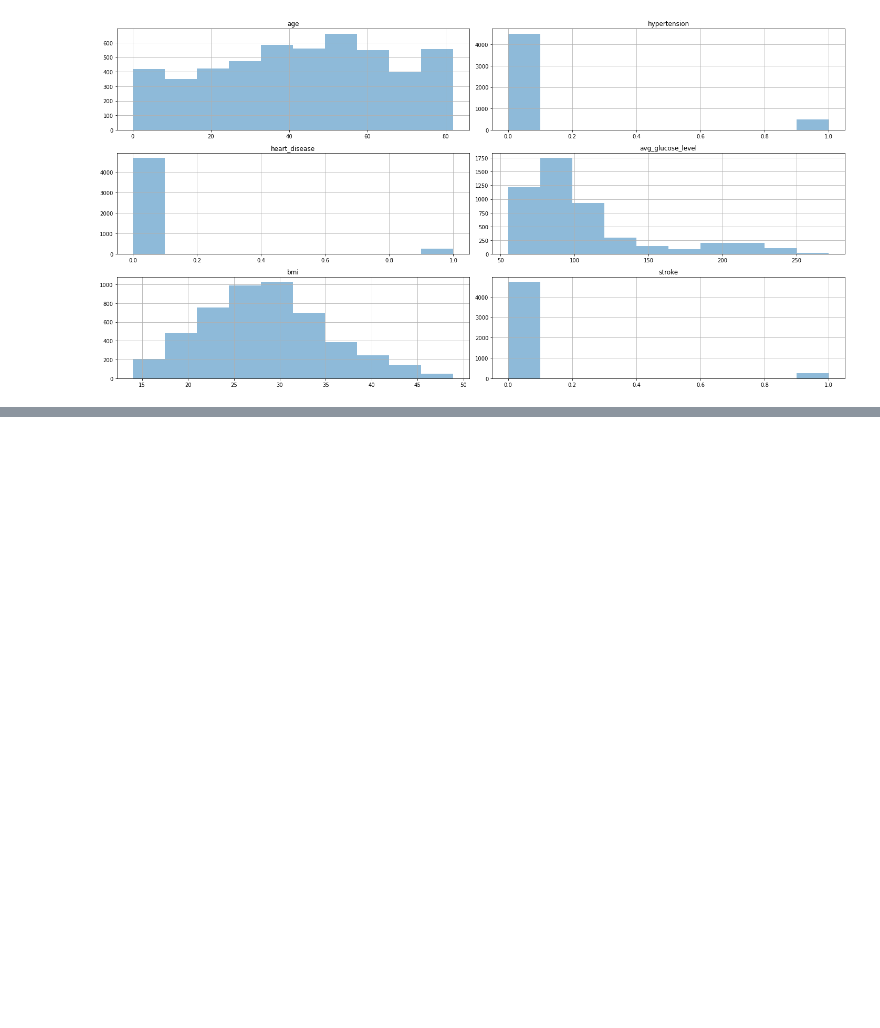
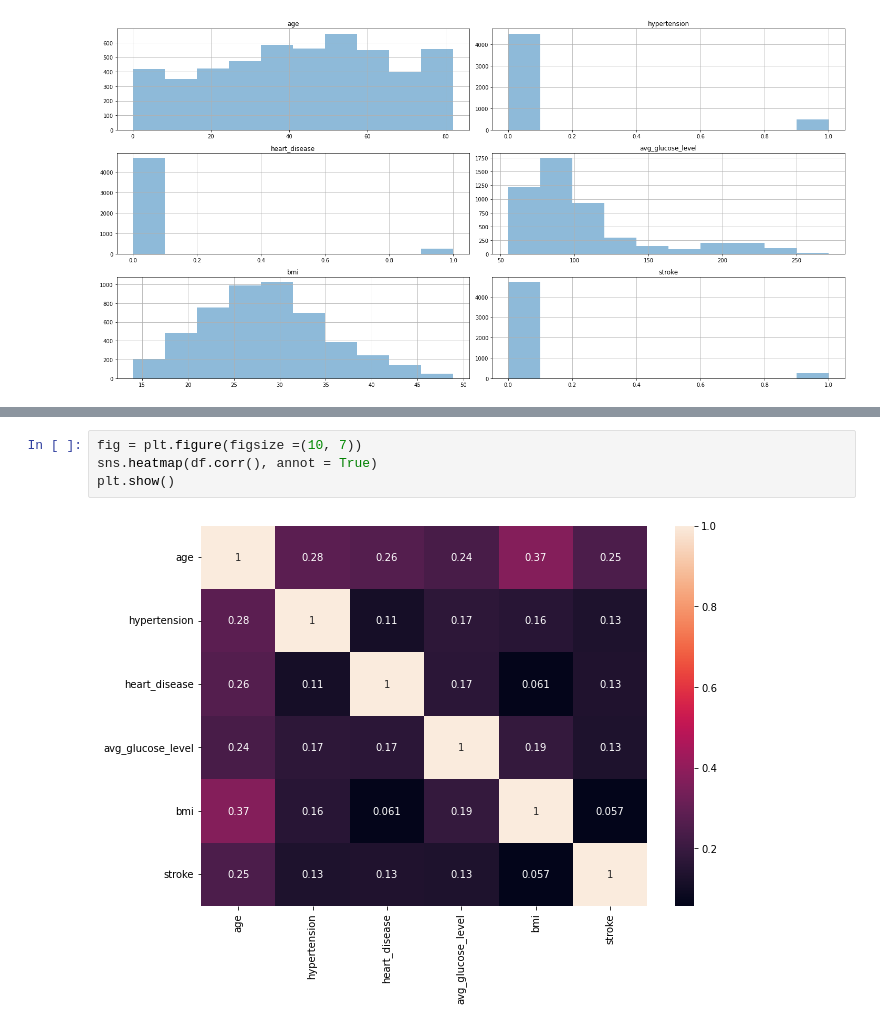
Before and after one commit to bharadwaj9674/disease-prediction-system, a Jupyter notebook: brain-stroke-prediction.ipynb, the cells around one changed output, grey strips where cells are left out. Saved outputs shown, nothing was run; the diff lists cells and outputs as text; blank space fills up the shorter version.

```diff
--- a/brain-stroke-prediction.ipynb
+++ b/brain-stroke-prediction.ipynb
@@ -147,0 +160,6 @@ plt.show()
+# %%
+fig = plt.figure(figsize =(10, 7))
+sns.heatmap(df.corr(), annot = True)
+plt.show()
+# %% [output]
+[figure, added]
```
Also changed, not shown: parts of 16 cells of this notebook.
